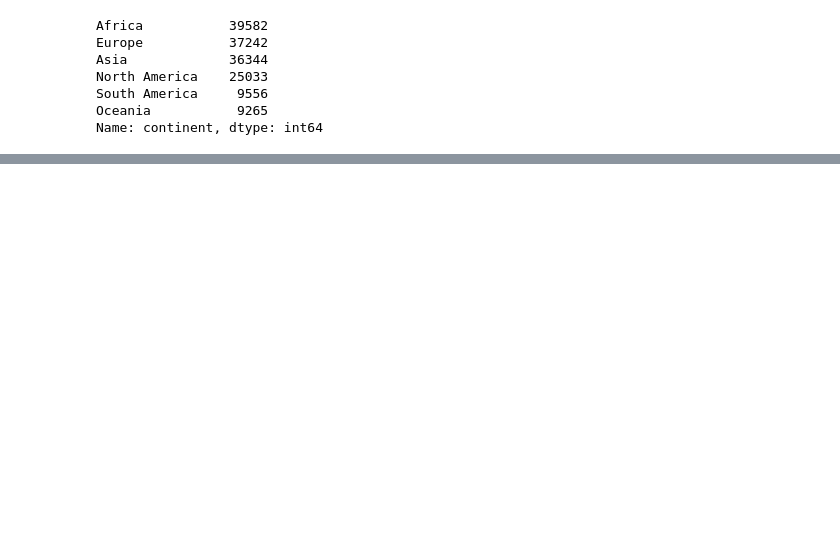
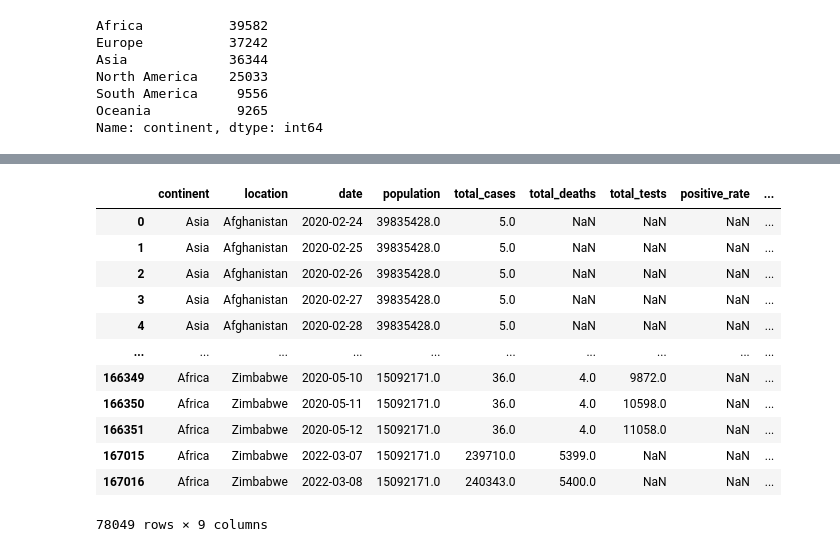
Before and after one commit to NChancheep/ITCS498_com_sci_classproject, a Jupyter notebook: ITCS498_com_sci_classproject.ipynb, the cells around one changed output, grey strips where cells are left out. Cells and saved outputs as stored; diff of their text form; code cells hidden in the pictures; blank space fills up the shorter version.

```diff
--- a/ITCS498_com_sci_classproject.ipynb
+++ b/ITCS498_com_sci_classproject.ipynb
@@ -163,3 +162,19 @@ total_vaccinations    121457
 dtype: int64
 # %%
 continent_infect = continent_infect[continent_infect['continent'].notnull()]
+# %%
+continent_infect[continent_infect['positive_rate'].isna()]
+# %% [output]
+|  | continent | location | date | population | total_cases | total_deaths | total_tests | positive_rate | ... |
+| 0 | Asia | Afghanistan | 2020-02-24 | 39835428.0 | 5.0 | NaN | NaN | NaN | ... |
+| 1 | Asia | Afghanistan | 2020-02-25 | 39835428.0 | 5.0 | NaN | NaN | NaN | ... |
+| 2 | Asia | Afghanistan | 2020-02-26 | 39835428.0 | 5.0 | NaN | NaN | NaN | ... |
+| 3 | Asia | Afghanistan | 2020-02-27 | 39835428.0 | 5.0 | NaN | NaN | NaN | ... |
+| 4 | Asia | Afghanistan | 2020-02-28 | 39835428.0 | 5.0 | NaN | NaN | NaN | ... |
+| ... | ... | ... | ... | ... | ... | ... | ... | ... | ... |
+| 166349 | Africa | Zimbabwe | 2020-05-10 | 15092171.0 | 36.0 | 4.0 | 9872.0 | NaN | ... |
+| 166350 | Africa | Zimbabwe | 2020-05-11 | 15092171.0 | 36.0 | 4.0 | 10598.0 | NaN | ... |
+| 166351 | Africa | Zimbabwe | 2020-05-12 | 15092171.0 | 36.0 | 4.0 | 11058.0 | NaN | ... |
+| 167015 | Africa | Zimbabwe | 2022-03-07 | 15092171.0 | 239710.0 | 5399.0 | NaN | NaN | ... |
+| 167016 | Africa | Zimbabwe | 2022-03-08 | 15092171.0 | 240343.0 | 5400.0 | NaN | NaN | ... |
+78049 rows × 9 columns
```
Also changed, not shown: parts of 19 cells of this notebook.
